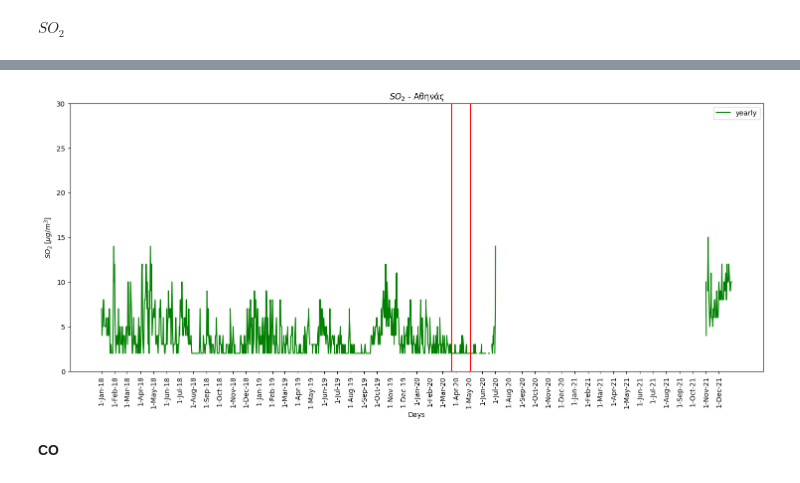
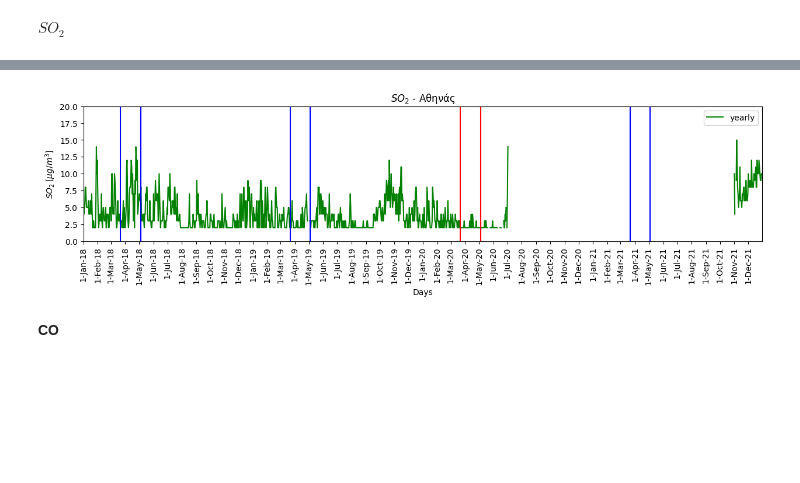
Before and after one commit to costpetrides/Air-pollution-COVID-19-impact, a Jupyter notebook: Yearly/ATH.ipynb, the cells around one changed output, grey strips where cells are left out. Cells and saved outputs as stored; diff of their text form; code cells hidden in the pictures; blank space fills up the shorter version.

```diff
--- a/Yearly/ATH.ipynb
+++ b/Yearly/ATH.ipynb
@@ -64,33 +64,43 @@ plt.savefig('heatmap.pdf')
 # %%
-plt.figure(figsize=(18,7))
+plt.figure(figsize=(15,3))
 plt.title("$SO_{2}$ - Aθηνάς")
 
 plt.xlabel('Days')
 plt.ylabel('$SO_{2} \: [μg/m^{3}$]')
 
 plt.title("$SO_{2}$ - Aθηνάς")
 
 x=[]
 for i in df['SO2']:
   if i==0:
     x+=[None]
   else:
     x+=[i]
 
 plt.plot(df['DAY'], x, 'g', label='yearly')
 plt.legend()
 
-plt.xticks(['1-Jan-18','1-Feb-18','1-Mar-18','1-Apr-18','1-May-18','1-Jun-18','1-Jul-18','1-Aug-18','1-Sep-18','1-Oct-18','1-Nov-18','1-Dec-18','1-Jan-19','1-Feb-19','1-Mar-19','1-Apr-19','1-May-19','1-Jun-19','1-Jul-19','1-Aug-19','1-Sep-19','1-Oct-19','1-Nov-19','1-Dec-19','1-Jan-20','1-Feb-20','1-Mar-20','1-Apr-20','1-May-20','1-Jun-20','1-Jul-20','1-Aug-20','1-Sep-20','1-Oct-20','1-Nov-20','1-Dec-20' , '1-Jan-21', '1-Feb-21','1-Mar-21','1-Apr-21','1-May-21','1-Jun-21','1-Jul-21','1-Aug-21','1-Sep-21','1-Oct-21','1-Nov-21','1-Dec-21' ])
+plt.xticks(['1-Jan-18','1-Feb-18','1-Mar-18','1-Apr-18','1-May-18','1-Jun-18','1-Jul-18','1-Aug-18','1-Sep-18','1-Oct-18','1-Nov-18','1-Dec-18','1-Jan-19','1-Feb-19','1-Mar-19','1-Apr-19','1-May-19','1-Jun-19','1-Jul-19','1-Aug-19','1-Sep-19','1-Oct-19','1-Nov-19','1-Dec-19','1-Jan-20','1-Feb-20','1-Mar-20','1-Apr-20','1-May-20','1-Jun-20','1-Jul-20','1-Aug-20','1-Sep-20','1-Oct-20','1-Nov-20','1-Dec-20' , '1-Jan-21', '1-Feb-21','1-Mar-21','1-Apr-21','1-May-21','1-Jun-21','1-Jul-21','1-Aug-21','1-Sep-21','1-Oct-21','1-Nov-21','1-Dec-21'])
 plt.xticks(rotation=90)
-plt.ylim(0,30)
+plt.xlim('1-Jan-18' ,'31-Dec-21')
+plt.ylim(0,20)
 
+plt.axvline(x='22-Mar-18' ,color='b')
+plt.axvline(x='4-May-18' ,color='b')
+
+plt.axvline(x='22-Mar-19' ,color='b')
+plt.axvline(x='4-May-19' ,color='b')
+
+plt.axvline(x='22-Mar-20' ,color='r')
 plt.axvline(x='4-May-20' ,color='r')
-plt.axvline(x='22-Mar-20' ,color='r')
+
+plt.axvline(x='22-Mar-21' ,color='b')
+plt.axvline(x='4-May-21' ,color='b')
 plt.xticks(rotation=90)
 
 plt.show()
 # %% [output]
-[figure, old version]
+[figure, new version]
 # %% [markdown]
 **CO**
 # %%
```
Also changed, not shown: parts of 7 cells of this notebook.
